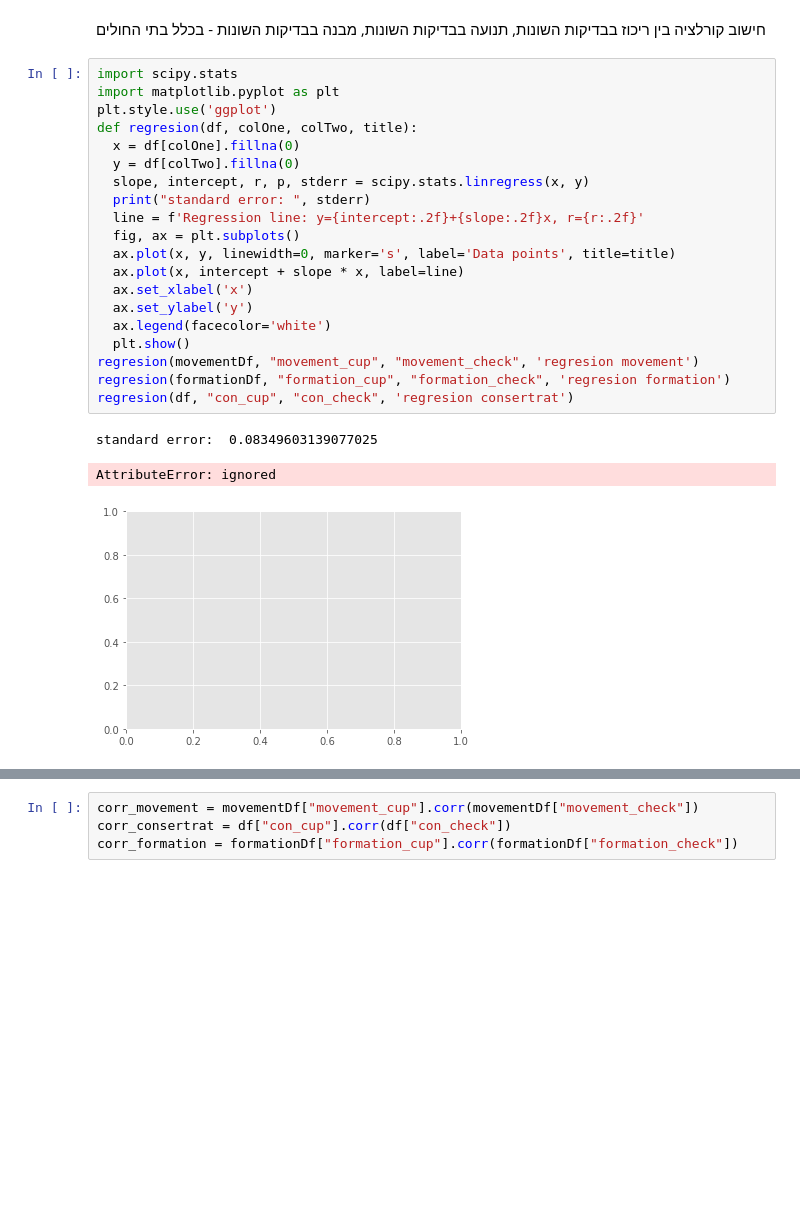
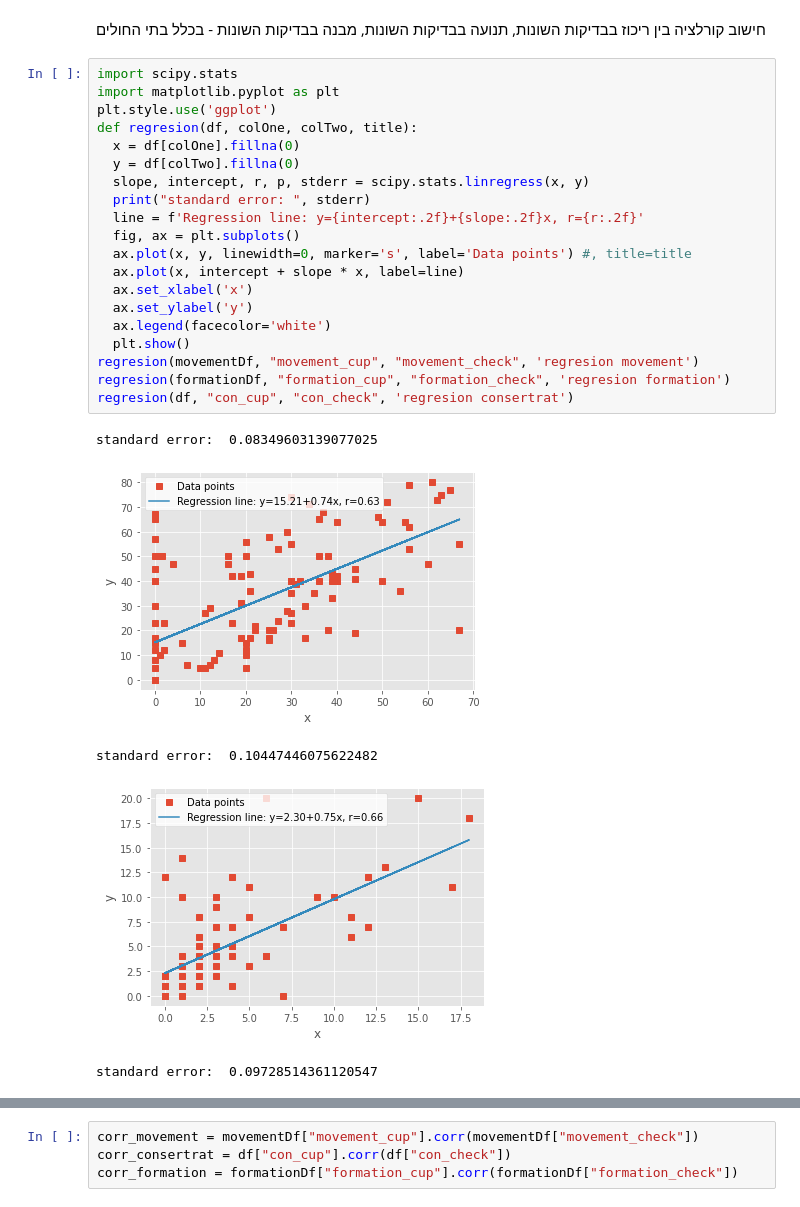
Before and after one commit to aviadm24/jupyter, a Jupyter notebook: machonPuah.ipynb, the cells around one changed output, grey strips where cells are left out. Cells and saved outputs as stored; diff of their text form; blank space fills up the shorter version.

```diff
--- a/machonPuah.ipynb
+++ b/machonPuah.ipynb
@@ -117,24 +117,26 @@ row count:  121
 # %%
 import scipy.stats
 import matplotlib.pyplot as plt
 plt.style.use('ggplot')
 def regresion(df, colOne, colTwo, title):
   x = df[colOne].fillna(0)
   y = df[colTwo].fillna(0)
   slope, intercept, r, p, stderr = scipy.stats.linregress(x, y)
   print("standard error: ", stderr)
   line = f'Regression line: y={intercept:.2f}+{slope:.2f}x, r={r:.2f}'
   fig, ax = plt.subplots()
-  ax.plot(x, y, linewidth=0, marker='s', label='Data points', title=title)
+  ax.plot(x, y, linewidth=0, marker='s', label='Data points') #, title=title
   ax.plot(x, intercept + slope * x, label=line)
   ax.set_xlabel('x')
   ax.set_ylabel('y')
   ax.legend(facecolor='white')
   plt.show()
 regresion(movementDf, "movement_cup", "movement_check", 'regresion movement')
 regresion(formationDf, "formation_cup", "formation_check", 'regresion formation')
 regresion(df, "con_cup", "con_check", 'regresion consertrat')
 # %% [output]
 standard error:  0.08349603139077025
+[figure, new version]
-AttributeError: ignored
+standard error:  0.10447446075622482
-[figure, old version]
+[figure, added]
+standard error:  0.09728514361120547
```
Also changed, not shown: parts of 9 cells of this notebook.
